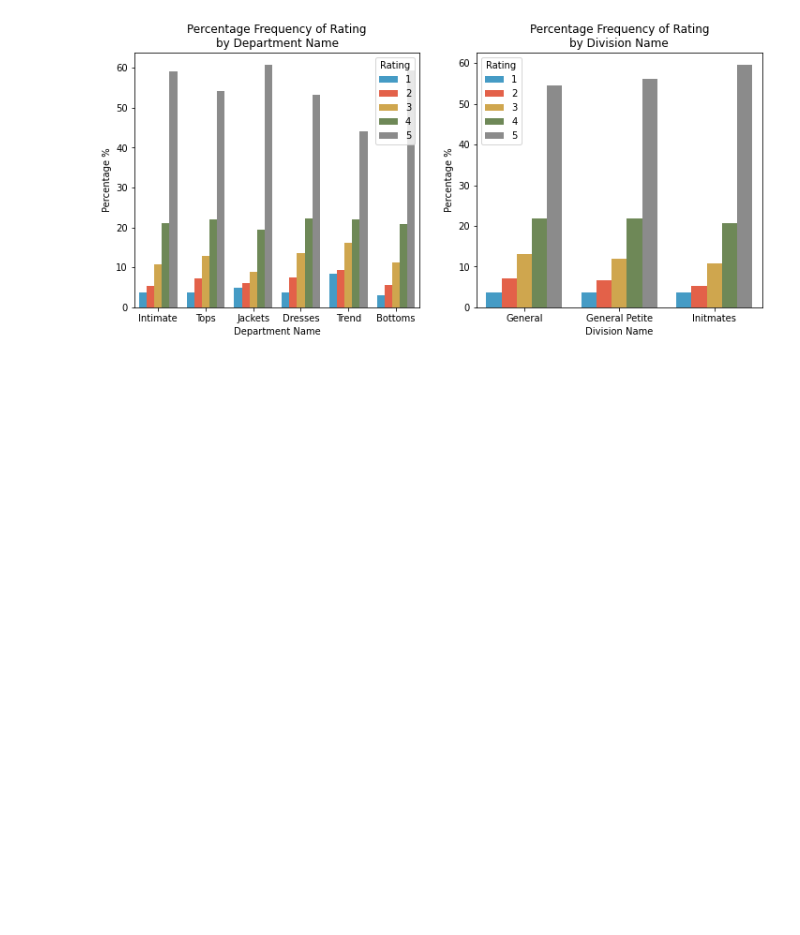
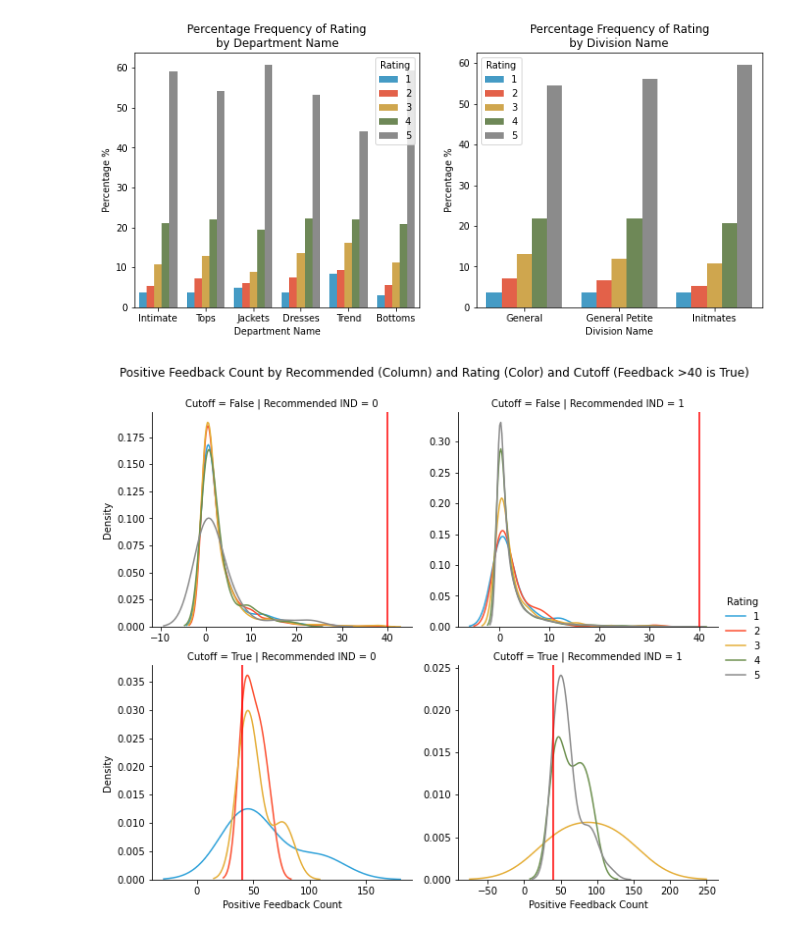
Before and after one commit to dwiwahyueffendi/Information-Retrieval, a Jupyter notebook: Latihan/Source Code Information Retrieval.ipynb, the cells around one changed output. Cells and saved outputs as stored; diff of their text form; code cells hidden in the pictures; blank space fills up the shorter version.

Commit message:
Positive Feedback Count over 40 by Recomended IND and Rating

```diff
--- a/Latihan/Source Code Information Retrieval.ipynb
+++ b/Latihan/Source Code Information Retrieval.ipynb
@@ -560,3 +560,25 @@ axes[1].set_title("Percentage Frequency of {}\nby {}".format(huevar, xvar[1]))
 plt.show()
 # %% [output]
 [figure]
+# %%
+# Cuttoff Variable
+df["Cutoff"] = df["Positive Feedback Count"] >= 40 # Temporary variable for facetgrid
+# Facet Grid Plot
+g = sns.FacetGrid(df, row = "Cutoff", col="Recommended IND",
+                  hue="Rating", size=4, aspect=1.1, sharey=False, sharex=False)
+g.map(sns.distplot, "Positive Feedback Count", hist=False)
+g.add_legend()
+g.axes[0,0].set_ylabel('Density')
+g.axes[1,0].set_ylabel('Density')
+plt.subplots_adjust(top=0.90)
+g.fig.suptitle('Positive Feedback Count by Recommended (Column) and Rating (Color) and Cutoff (Feedback >40 is True)')
+
+# Give cutoff line to each plot.
+for x in [0,1]:
+    for y in [0,1]:
+        g.axes[x,y].axvline(x=40, c="r")
+
+plt.show()
+del df["Cutoff"]
+# %% [output]
+[figure, added]
```
Also changed, not shown: parts of 5 cells of this notebook.
